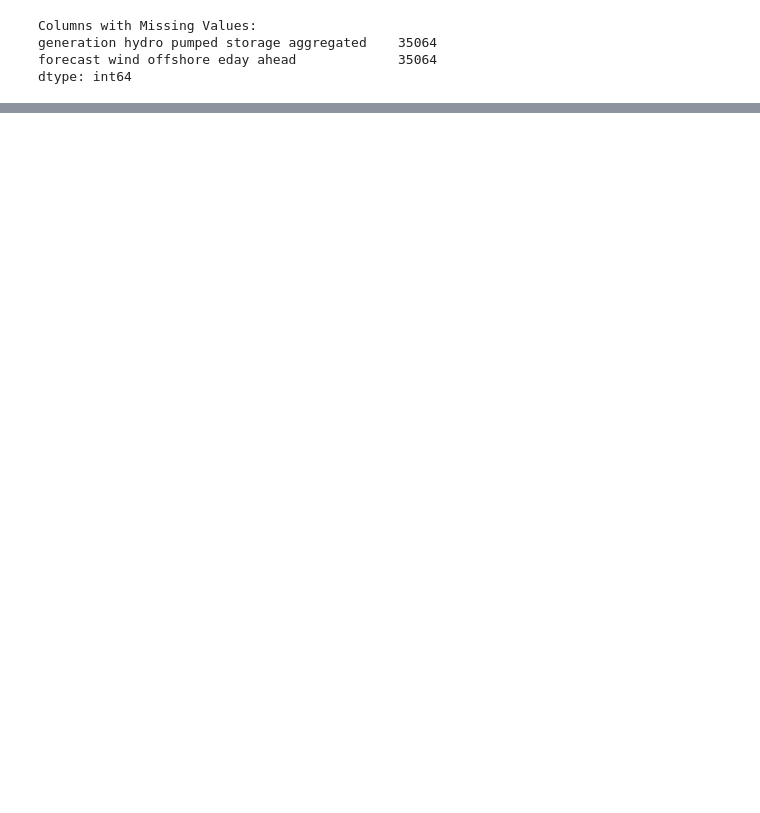
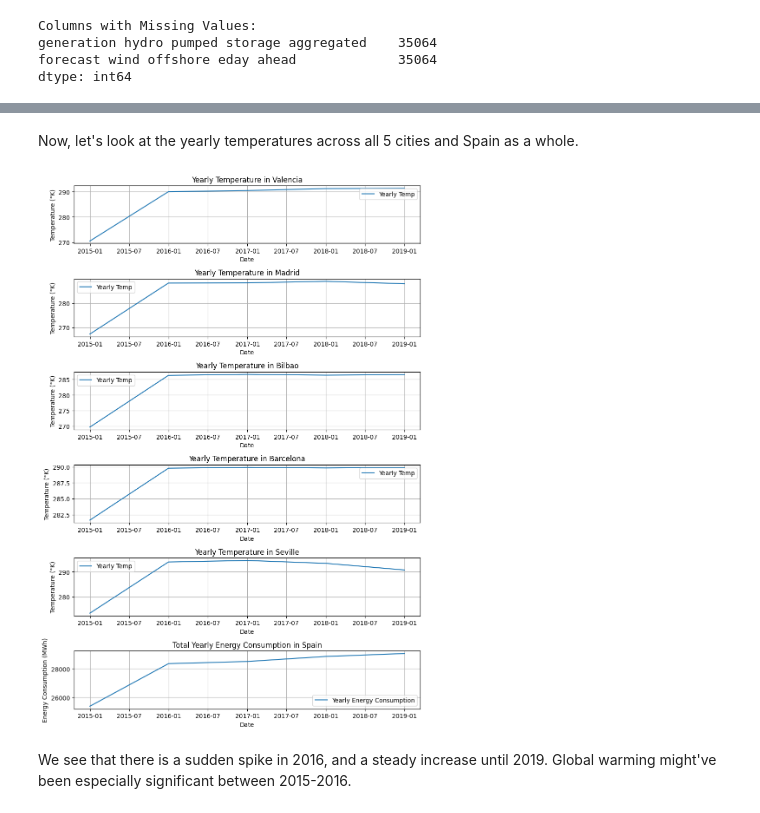
Before and after one commit to mkatiatran/Predicting-Energy-Cost-in-Spain, a Jupyter notebook: Final_Project.ipynb, the cells around one changed output, grey strips where cells are left out. Drawn from its saved outputs; the diff is of its cells as text; code cells hidden in the pictures; blank space fills up the shorter version.

```diff
--- a/Final_Project.ipynb
+++ b/Final_Project.ipynb
@@ -558,0 +729,66 @@ dtype: int64
+# %% [markdown]
+Now, let's look at the yearly temperatures across all 5 cities and Spain as a whole.
+# %%
+# VISUALIZATIONS FOR THE BINNED DATASETS
+
+# Create a single figure with three subplots
+fig, axs = plt.subplots(6, 1, figsize=(9, 13))
+
+# Yearly Valencia Temperature
+axs[0].plot(yearly_df.index, yearly_df['temp_valencia'], label='Yearly Temp')
+axs[0].set_title('Yearly Temperature in Valencia')
+axs[0].set_xlabel('Date')
+axs[0].set_ylabel('Temperature (°K)')
+axs[0].grid()
+axs[0].legend()
+
+# Yearly Madrid Temperature
+axs[1].plot(yearly_df.index, yearly_df['temp_madrid'], label='Yearly Temp')
+axs[1].set_title('Yearly Temperature in Madrid')
+axs[1].set_xlabel('Date')
+axs[1].set_ylabel('Temperature (°K)')
+axs[1].grid()
+axs[1].legend()
+
+# Yearly Bilbao Temperature
+axs[2].plot(yearly_df.index, yearly_df['temp_bilbao'], label='Yearly Temp')
+axs[2].set_title('Yearly Temperature in Bilbao')
+axs[2].set_xlabel('Date')
+axs[2].set_ylabel('Temperature (°K)')
+axs[2].grid()
+axs[2].legend()
+
+# Yearly Barcelona Temperature
+axs[3].plot(yearly_df.index, yearly_df['temp_barcelona'], label='Yearly Temp')
+axs[3].set_title('Yearly Temperature in Barcelona')
+axs[3].set_xlabel('Date')
+axs[3].set_ylabel('Temperature (°K)')
+axs[3].grid()
+axs[3].legend()
+
+# Yearly Seville Temperature
+axs[4].plot(yearly_df.index, yearly_df['temp_seville'], label='Yearly Temp')
+axs[4].set_title('Yearly Temperature in Seville')
+axs[4].set_xlabel('Date')
+axs[4].set_ylabel('Temperature (°K)')
+axs[4].grid()
+axs[4].legend()
+
+# Yearly Total Energy Consumption of all of Spain
+axs[5].plot(yearly_df.index, yearly_df['total load actual'], label='Yearly Energy Consumption')
+axs[5].set_title('Total Yearly Energy Consumption in Spain')
+axs[5].set_xlabel('Date')
+axs[5].set_ylabel('Energy Consumption (MWh)')
+axs[5].grid()
+axs[5].legend()
+
+# Adjust spacing between subplots
+plt.tight_layout()
+
+# Show the conglomerated plot
+plt.show()
+# %% [output]
+[figure, added]
+# %% [markdown]
+We see that there is a sudden spike in 2016, and a steady increase until 2019.
+Global warming might've been especially significant between 2015-2016.
```
Also changed, not shown: parts of 44 cells of this notebook.
